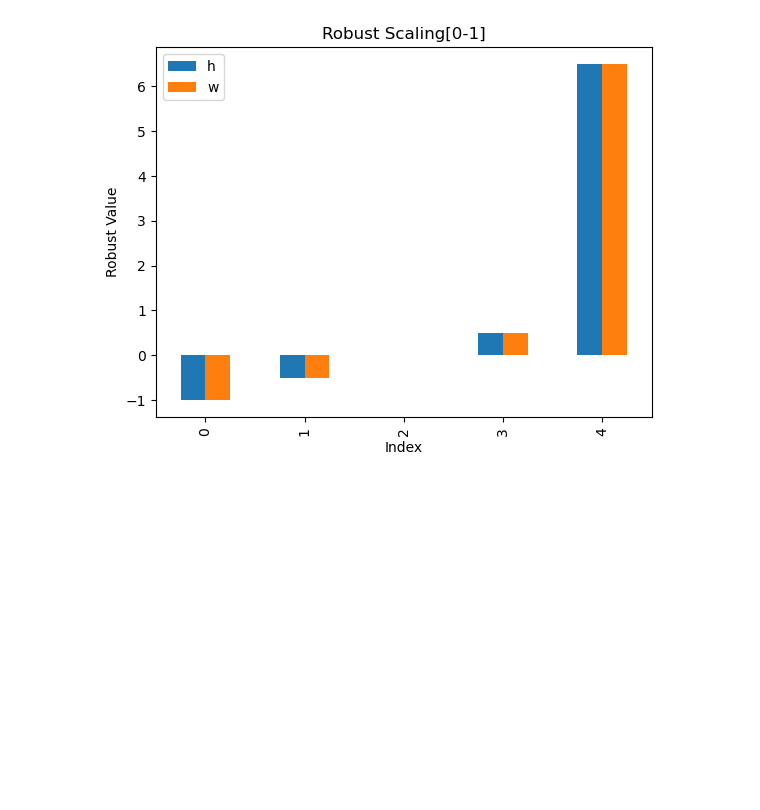
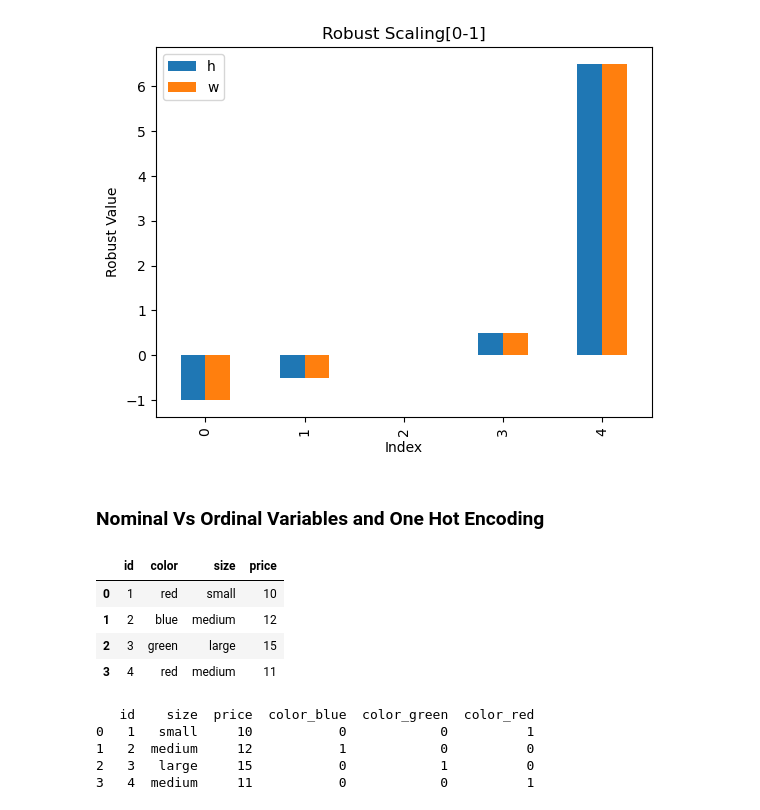
Before and after one commit to Tanvir-Ahmed-67/AI_ML_LEARNING, a Jupyter notebook: Statistics_and_maths_for_AI_ML/Module_3_scaling_encoding_distance.ipynb, the cells around one changed output. Drawn from its saved outputs; the diff is of its cells as text; code cells hidden in the pictures; blank space fills up the shorter version.

```diff
--- a/Statistics_and_maths_for_AI_ML/Module_3_scaling_encoding_distance.ipynb
+++ b/Statistics_and_maths_for_AI_ML/Module_3_scaling_encoding_distance.ipynb
@@ -148,3 +148,20 @@ plt.ylabel("Robust Value")
 # %% [output]
 Text(0, 0.5, 'Robust Value')
 [figure]
+# %% [markdown]
+### Nominal Vs Ordinal Variables and One Hot Encoding
+# %%
+import pandas as pd
+df = pd.DataFrame({
+    'id':[1,2,3,4],
+    'color':['red','blue','green','red'],
+    'size':['small','medium','large','medium'],
+    'price':[10,12,15,11]
+})
+df
+# %% [output]
+|  | id | color | size | price |
+| 0 | 1 | red | small | 10 |
+| 1 | 2 | blue | medium | 12 |
+| 2 | 3 | green | large | 15 |
+| 3 | 4 | red | medium | 11 |
@@ -150,0 +174,10 @@ Text(0, 0.5, 'Robust Value')
+# %%
+# Step 4: Drop the old color column if you no longer need it
+df_encoded = df_encoded.drop("color", axis = 1)
+print(df_encoded)
+# %% [output]
+   id    size  price  color_blue  color_green  color_red
+0   1   small     10           0            0          1
+1   2  medium     12           1            0          0
+2   3   large     15           0            1          0
+3   4  medium     11           0            0          1
```
Also changed, not shown: parts of 17 cells of this notebook, 2 other files.
